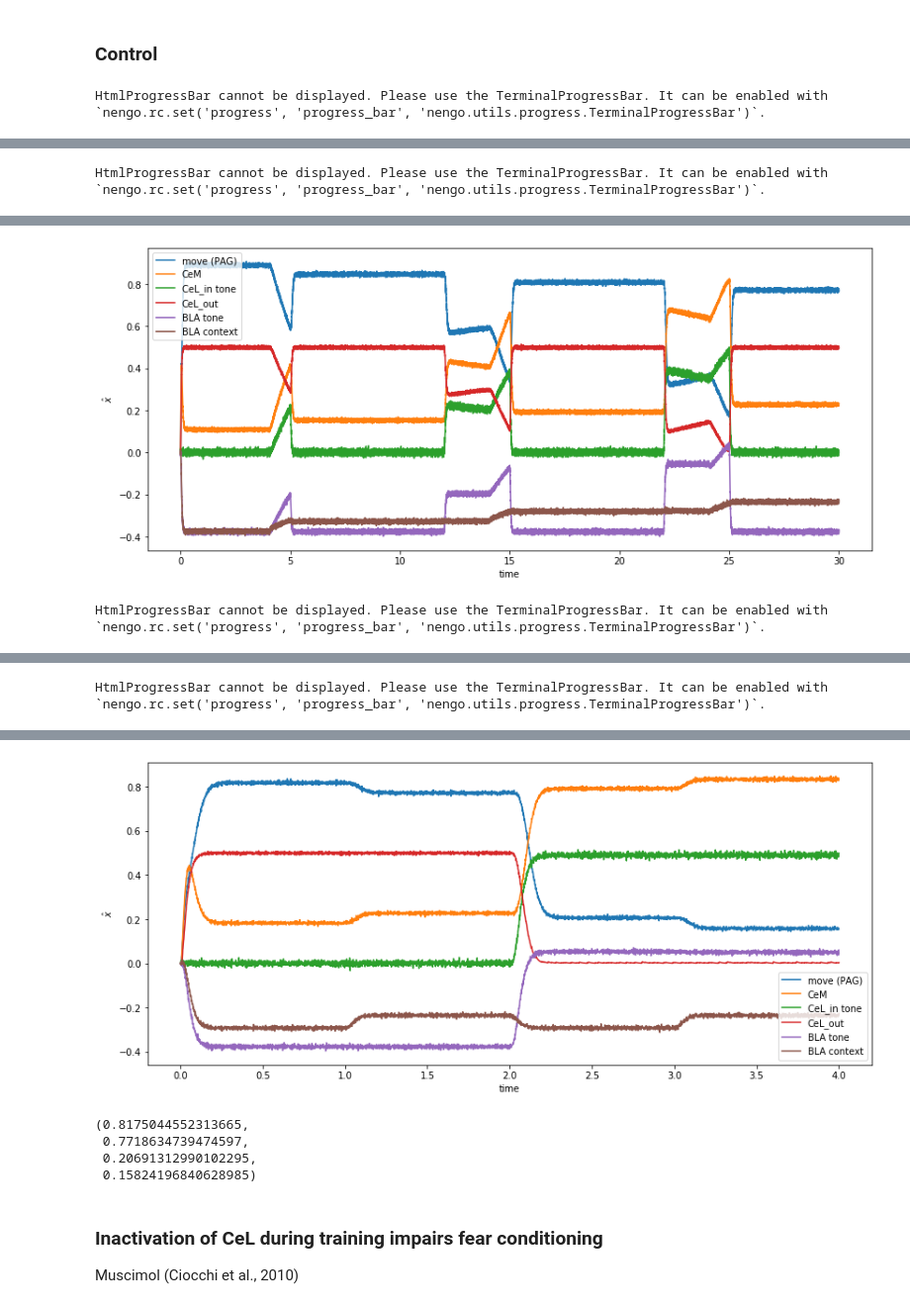
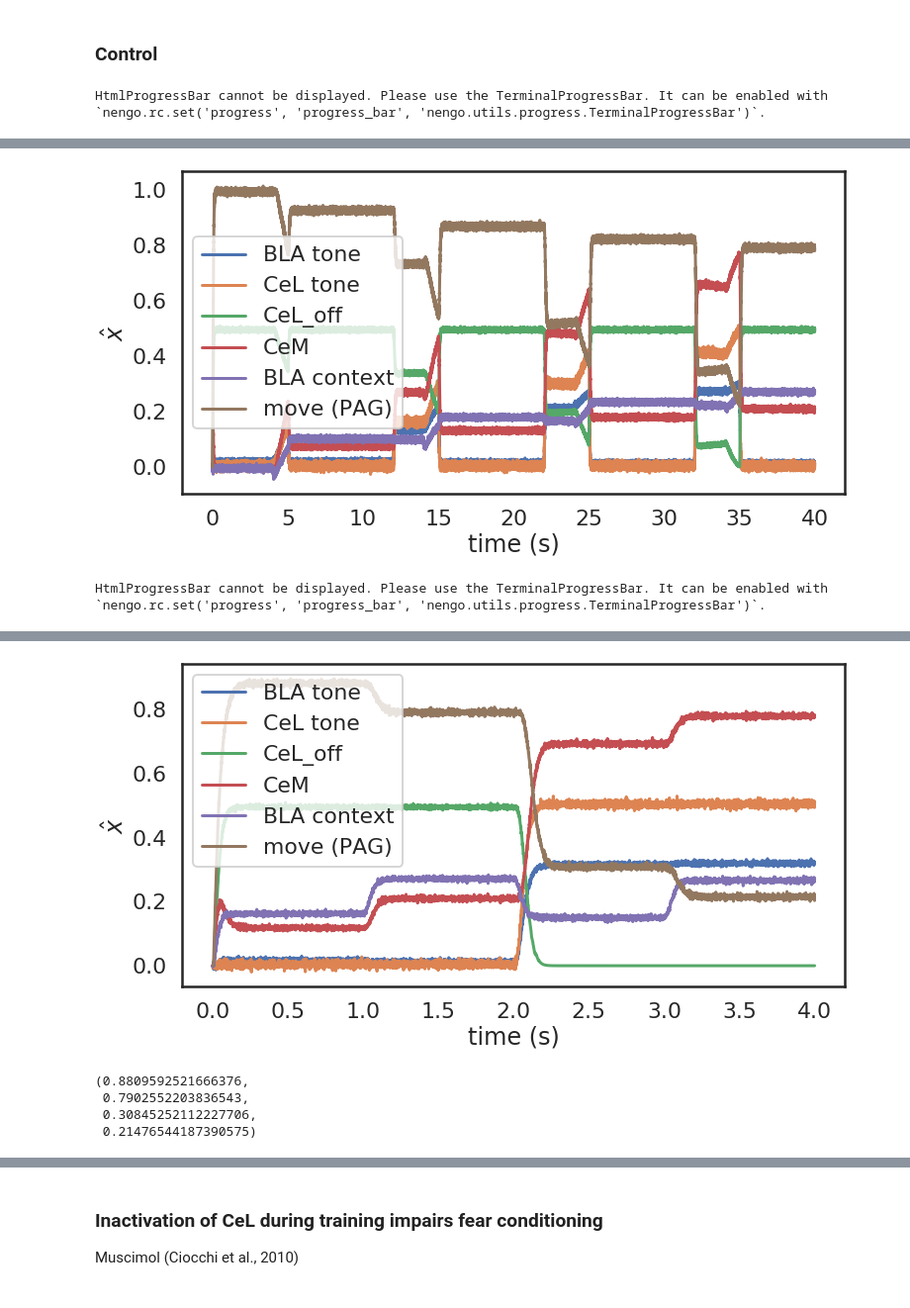
Before and after one commit to psipeter/anatomical_amygdala, a Jupyter notebook: amygdala.ipynb, the cells around one changed output, grey strips where cells are left out. Shown at 99% size. Drawn from its saved outputs; the diff is of its cells as text; code cells hidden in the pictures.

```diff
--- a/amygdala.ipynb
+++ b/amygdala.ipynb
@@ -290,7 +295,7 @@ HtmlProgressBar cannot be displayed. Please use the TerminalProgressBar. It can
 # %%
 def condition_control(plot=True):
 
-    t_condition = 30
+    t_condition = 40
     t_test = 4
     dt = 0.001
     tones, shocks = make_US_CS_arrays(pairings=1+int(t_condition/10), seed=0)
@@ -304,50 +309,56 @@ def condition_control(plot=True):
     data = go(t_condition, d_thal_CeL, d_cortex_BLA, d_hippo_BLA, tone_func, shock_func, context_func)
 
     d_thal_CeL = data['thal_CeL']
     d_cortex_BLA = data['cortex_BLA']
     d_hippo_BLA = data['hippo_BLA']
 
     if plot:
-        fig, ax = plt.subplots(figsize=(14, 6))
-        ax.plot(data['times'], data['PAG'], label='move (PAG)')
-        ax.plot(data['times'], data['CeM'], label='CeM')
-        ax.plot(data['times'], data['CeL_in'][:,0], label='CeL_in tone')
-        ax.plot(data['times'], data['CeL_out'], label='CeL_out')
-        ax.plot(data['times'], data['BLA'][:,0], label='BLA tone')
-        ax.plot(data['times'], data['BLA'][:,2], label='BLA context')
-        ax.set(xlabel='time', ylabel=r'$\hat{x}$')
+        fig, ax = plt.subplots(figsize=(12, 6))
+        ax.plot(data['times'], data['BLA'][:,0], label='BLA tone', color=palette[0])
+        ax.plot(data['times'], data['CeL'][:,0], label='CeL tone', color=palette[1])
+        ax.plot(data['times'], data['CeL_off'], label='CeL_off', color=palette[2])
+        ax.plot(data['times'], data['CeM'], label='CeM', color=palette[3])
+        ax.plot(data['times'], data['BLA'][:,2], label='BLA context', color=palette[4])
+        ax.plot(data['times'], data['PAG'], label='move (PAG)', color=palette[5])
+        ax.set(xlabel='time (s)', ylabel=r'$\hat{x}$')
+        plt.savefig('plots/condition_control_train.svg')
         ax.legend()
         plt.show()
 
     tone_func = lambda t: 0 if (0<t<2) else 1
     shock_func = lambda t: 0
     context_func = lambda t: [0, 1] if (0<t<1 or 2<t<3) else [1, 0]
 
     data = go(t_test, d_thal_CeL, d_cortex_BLA, d_hippo_BLA, tone_func, shock_func, context_func, learning=False)
 
     if plot:
-        fig, ax = plt.subplots(figsize=(14, 6))
-        ax.plot(data['times'], data['PAG'], label='move (PAG)')
-        ax.plot(data['times'], data['CeM'], label='CeM')
-        ax.plot(data['times'], data['CeL_in'][:,0], label='CeL_in tone')
-        ax.plot(data['times'], data['CeL_out'], label='CeL_out')
-        ax.plot(data['times'], data['BLA'][:,0], label='BLA tone')
-        ax.plot(data['times'], data['BLA'][:,2], label='BLA context')
-        ax.set(xlabel='time', ylabel=r'$\hat{x}$')
+        fig, ax = plt.subplots(figsize=(12, 6))
+        ax.plot(data['times'], data['BLA'][:,0], label='BLA tone', color=palette[0])
+        ax.plot(data['times'], data['CeL'][:,0], label='CeL tone', color=palette[1])
+        ax.plot(data['times'], data['CeL_off'], label='CeL_off', color=palette[2])
+        ax.plot(data['times'], data['CeM'], label='CeM', color=palette[3])
+        ax.plot(data['times'], data['BLA'][:,2], label='BLA context', color=palette[4])
+        ax.plot(data['times'], data['PAG'], label='move (PAG)', color=palette[5])
+        ax.set(xlabel='time (s)', ylabel=r'$\hat{x}$')
+        plt.savefig('plots/condition_control_test.svg')
         ax.legend()
         plt.show()
 
     neither = np.average(data['PAG'][250:750])
     context = np.average(data['PAG'][1250:1750])
     tone = np.average(data['PAG'][2250:2750])
     both = np.average(data['PAG'][3250:3750])
     return neither, context, tone, both
 
 condition_control()
 # %% [output]
 HtmlProgressBar cannot be displayed. Please use the TerminalProgressBar. It can be enabled with `nengo.rc.set('progress', 'progress_bar', 'nengo.utils.progress.TerminalProgressBar')`.
 [interactive output not drawn]
+[figure, new version]
 HtmlProgressBar cannot be displayed. Please use the TerminalProgressBar. It can be enabled with `nengo.rc.set('progress', 'progress_bar', 'nengo.utils.progress.TerminalProgressBar')`.
 [interactive output not drawn]
-[figure, old version]
+[figure, new version]
-HtmlProgressBar cannot be displayed. Please use the TerminalProgressBar. It can be enabled with `nengo.rc.set('progress', 'progress_bar', 'nengo.utils.progress.TerminalProgressBar')`.
+(0.8809592521666376,
+ 0.7902552203836543,
+ 0.30845252112227706,
+ 0.21476544187390575)
@@ -355 +364,0 @@ HtmlProgressBar cannot be displayed. Please use the TerminalProgressBar. It can
-HtmlProgressBar cannot be displayed. Please use the TerminalProgressBar. It can be enabled with `nengo.rc.set('progress', 'progress_bar', 'nengo.utils.progress.TerminalProgressBar')`.
@@ -357,8 +365,3 @@ HtmlProgressBar cannot be displayed. Please use the TerminalProgressBar. It can
-[figure, old version]
-(0.8175044552313665,
- 0.7718634739474597,
- 0.20691312990102295,
- 0.15824196840628985)
 # %% [markdown]
 ### Inactivation of CeL during training impairs fear conditioning
 Muscimol (Ciocchi et al., 2010)
```
Also changed, not shown: parts of 16 cells of this notebook.
